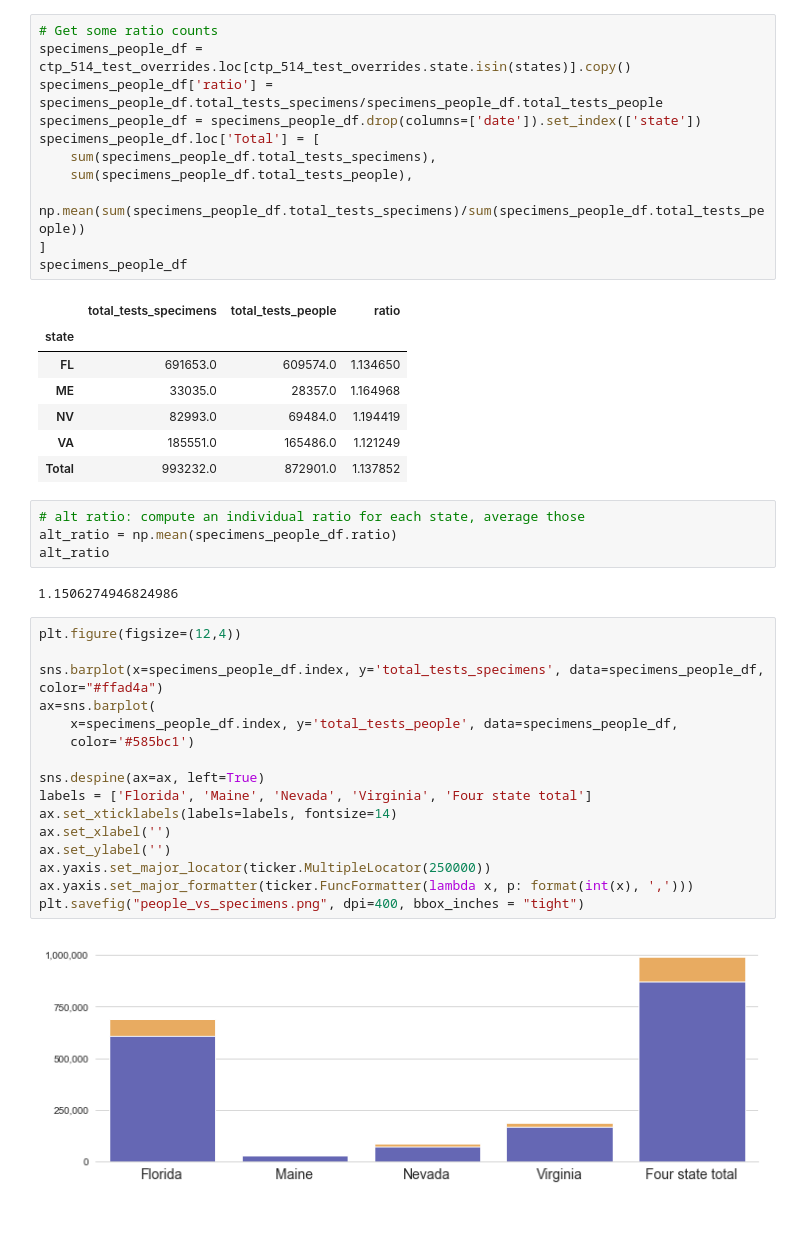
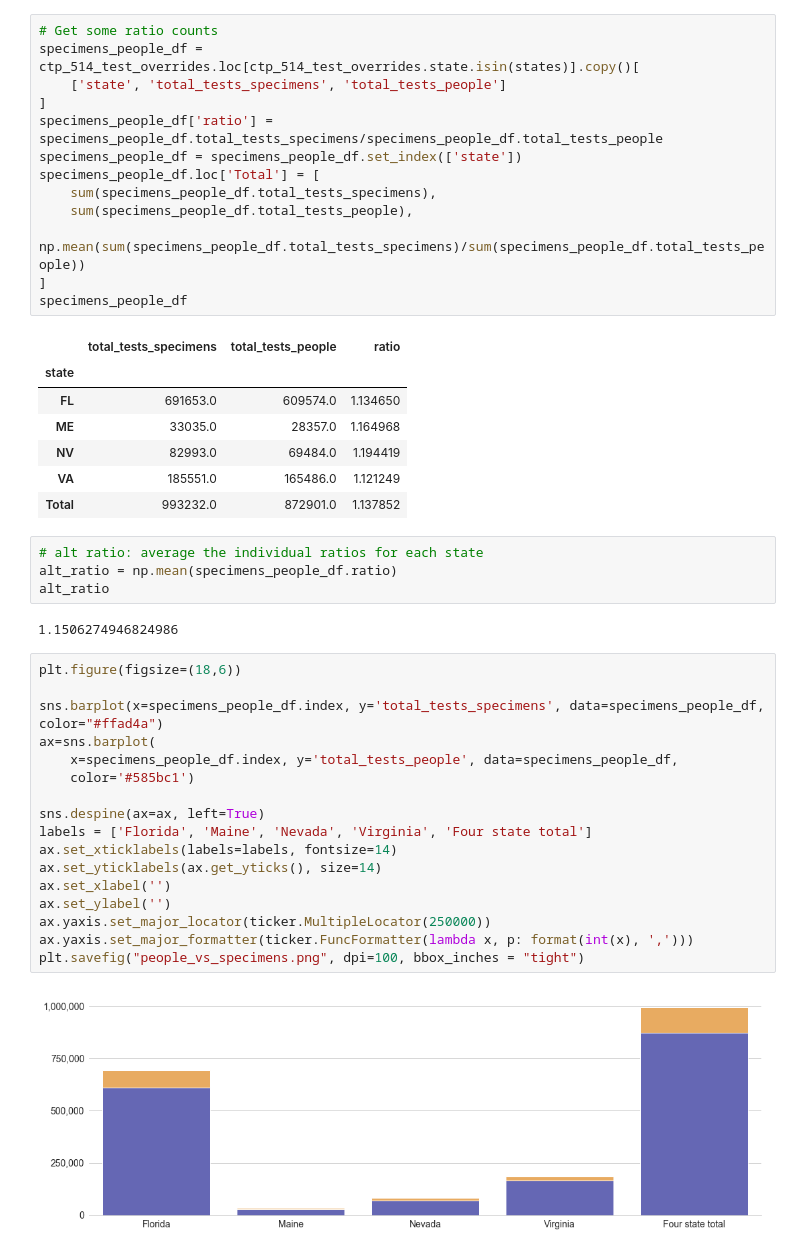
Before and after one commit to COVID19Tracking/cdc-comparison, a Jupyter notebook: CDC vs CTP comparison.ipynb, the cells around one changed output. Drawn from its saved outputs; the diff is of its cells as text; blank space fills up the shorter version.

```diff
--- a/CDC vs CTP comparison.ipynb
+++ b/CDC vs CTP comparison.ipynb
@@ -326,8 +344,10 @@ subset_df
 # %%
 # Get some ratio counts
-specimens_people_df = ctp_514_test_overrides.loc[ctp_514_test_overrides.state.isin(states)].copy()
+specimens_people_df = ctp_514_test_overrides.loc[ctp_514_test_overrides.state.isin(states)].copy()[
+    ['state', 'total_tests_specimens', 'total_tests_people']
+]
 specimens_people_df['ratio'] = specimens_people_df.total_tests_specimens/specimens_people_df.total_tests_people
-specimens_people_df = specimens_people_df.drop(columns=['date']).set_index(['state'])
+specimens_people_df = specimens_people_df.set_index(['state'])
 specimens_people_df.loc['Total'] = [
     sum(specimens_people_df.total_tests_specimens),
     sum(specimens_people_df.total_tests_people),
@@ -343,26 +363,27 @@ specimens_people_df
 | VA | 185551.0 | 165486.0 | 1.121249 |
 | Total | 993232.0 | 872901.0 | 1.137852 |
 # %%
-# alt ratio: compute an individual ratio for each state, average those
+# alt ratio: average the individual ratios for each state
 alt_ratio = np.mean(specimens_people_df.ratio)
 alt_ratio
 # %% [output]
 1.1506274946824986
 # %%
-plt.figure(figsize=(12,4))
+plt.figure(figsize=(18,6))
 
 sns.barplot(x=specimens_people_df.index, y='total_tests_specimens', data=specimens_people_df, color="#ffad4a")
 ax=sns.barplot(
     x=specimens_people_df.index, y='total_tests_people', data=specimens_people_df,
     color='#585bc1')
 
 sns.despine(ax=ax, left=True)
 labels = ['Florida', 'Maine', 'Nevada', 'Virginia', 'Four state total']
 ax.set_xticklabels(labels=labels, fontsize=14)
+ax.set_yticklabels(ax.get_yticks(), size=14)
 ax.set_xlabel('')
 ax.set_ylabel('')
 ax.yaxis.set_major_locator(ticker.MultipleLocator(250000))
 ax.yaxis.set_major_formatter(ticker.FuncFormatter(lambda x, p: format(int(x), ',')))
-plt.savefig("people_vs_specimens.png", dpi=400, bbox_inches = "tight")
+plt.savefig("people_vs_specimens.png", dpi=100, bbox_inches = "tight")
 # %% [output]
-[figure, old version]
+[figure, new version]
```
Also changed, not shown: parts of 5 cells of this notebook, 7 other files.
